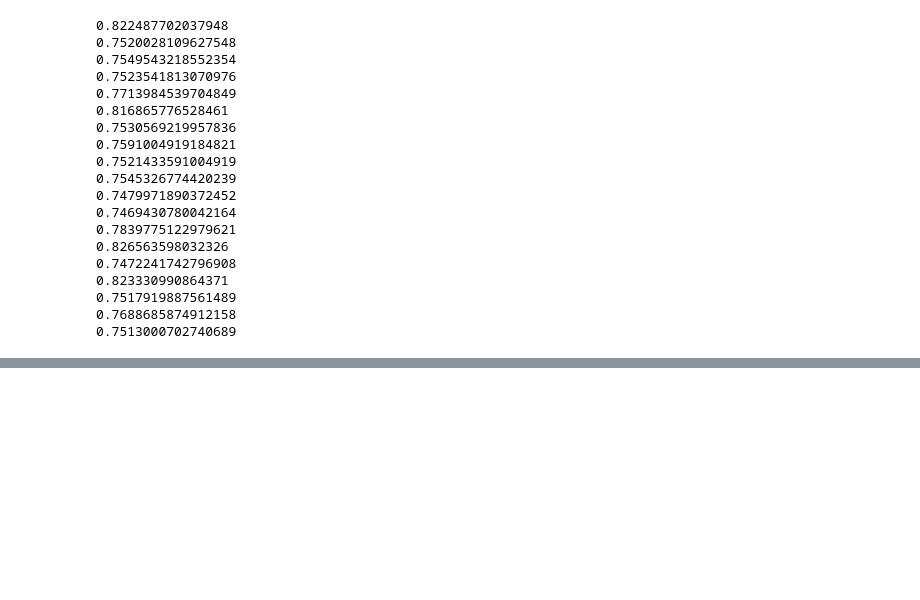
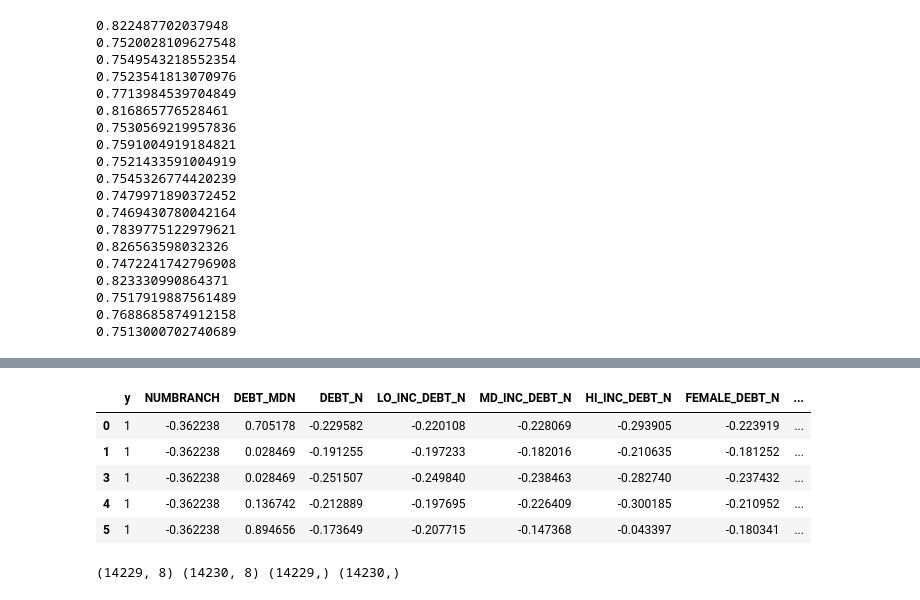
Before and after one commit to YunusBulut/dsprojects, a Jupyter notebook: AdvancedRegression/IsPublic.ipynb, the cells around one changed output, grey strips where cells are left out. Saved outputs shown, nothing was run; the diff lists cells and outputs as text; code cells hidden in the pictures; blank space fills up the shorter version.

```diff
--- a/AdvancedRegression/IsPublic.ipynb
+++ b/AdvancedRegression/IsPublic.ipynb
@@ -118,0 +157,28 @@ for C in range(1,20,1):
+# %%
+scaler = preprocessing.StandardScaler()
+#featcols = pd.DataFrame()
+featsScaled = scaler.fit_transform(feats.iloc[:,1:])
+featsScaled = pd.DataFrame(featsScaled, index=feats.index)
+featsScaled.insert(0,'y',feats['y'])
+featsScaled.columns = feats.columns
+featsScaled.head()
+# %% [output]
+|  | y | NUMBRANCH | DEBT_MDN | DEBT_N | LO_INC_DEBT_N | MD_INC_DEBT_N | HI_INC_DEBT_N | FEMALE_DEBT_N | ... |
+| 0 | 1 | -0.362238 | 0.705178 | -0.229582 | -0.220108 | -0.228069 | -0.293905 | -0.223919 | ... |
+| 1 | 1 | -0.362238 | 0.028469 | -0.191255 | -0.197233 | -0.182016 | -0.210635 | -0.181252 | ... |
+| 3 | 1 | -0.362238 | 0.028469 | -0.251507 | -0.249840 | -0.238463 | -0.282740 | -0.237432 | ... |
+| 4 | 1 | -0.362238 | 0.136742 | -0.212889 | -0.197695 | -0.226409 | -0.300185 | -0.210952 | ... |
+| 5 | 1 | -0.362238 | 0.894656 | -0.173649 | -0.207715 | -0.147368 | -0.043397 | -0.180341 | ... |
+# %%
+split = int(len(featsScaled)/2)
+dftrain = featsScaled.iloc[:split:, :].copy()
+dftest = featsScaled.iloc[split:, :].copy()
+Xtrain = dftrain.drop('y', axis=1)
+Xtest = dftest.drop('y', axis=1)
+Ytrain = dftrain['y']
+Ytest = dftest['y']
+
+
+print(Xtrain.shape, Xtest.shape, Ytrain.shape, Ytest.shape)
+# %% [output]
+(14229, 8) (14230, 8) (14229,) (14230,)
```
Also changed, not shown: parts of 20 cells of this notebook, 1 other file.
